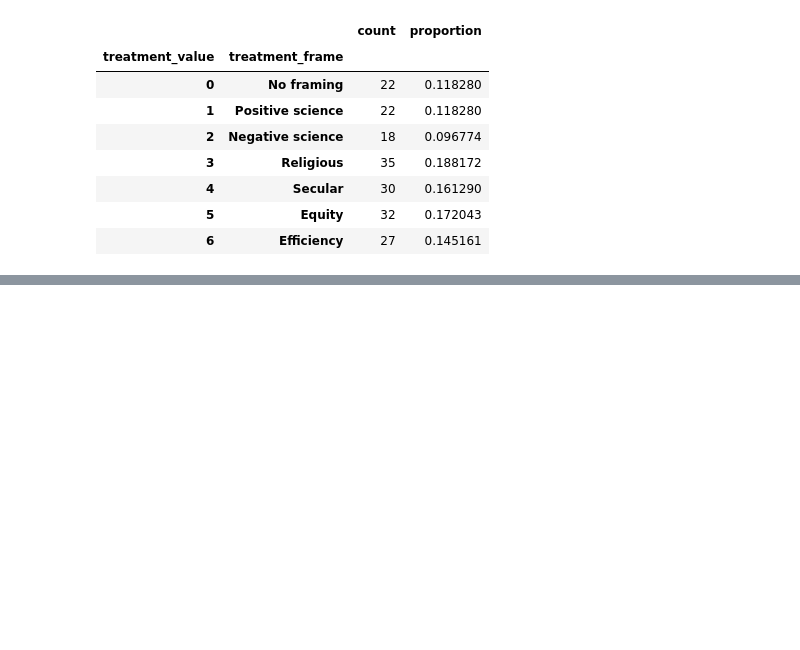
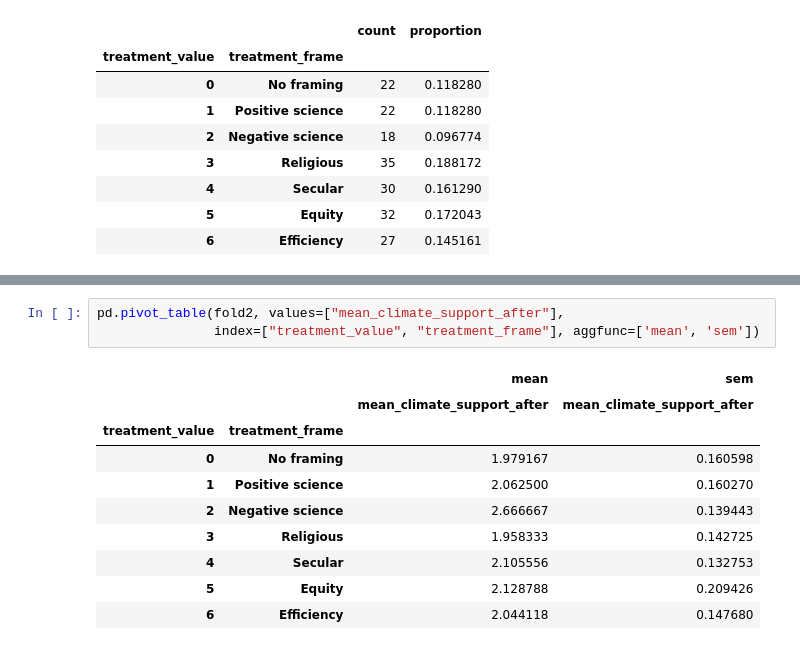
Before and after one commit to UChicago-pol-methods/ssi3-data-analysis, a Jupyter notebook: dataAnalysis.ipynb, the cells around one changed output, grey strips where cells are left out. Drawn from its saved outputs; the diff is of its cells as text; blank space fills up the shorter version.

```diff
--- a/dataAnalysis.ipynb
+++ b/dataAnalysis.ipynb
@@ -77,0 +107,14 @@ pd.pivot_table(data, values=["mean_climate_support_after"],
+# %%
+pd.pivot_table(fold2, values=["mean_climate_support_after"],
+               index=["treatment_value", "treatment_frame"], aggfunc=['mean', 'sem'])
+# %% [output]
+|  |  | mean | sem |
+|  |  | mean_climate_support_after | mean_climate_support_after |
+| treatment_value | treatment_frame |  |  |
+| 0 | No framing | 1.979167 | 0.160598 |
+| 1 | Positive science | 2.062500 | 0.160270 |
+| 2 | Negative science | 2.666667 | 0.139443 |
+| 3 | Religious | 1.958333 | 0.142725 |
+| 4 | Secular | 2.105556 | 0.132753 |
+| 5 | Equity | 2.128788 | 0.209426 |
+| 6 | Efficiency | 2.044118 | 0.147680 |
```
Also changed, not shown: parts of 8 cells of this notebook.
